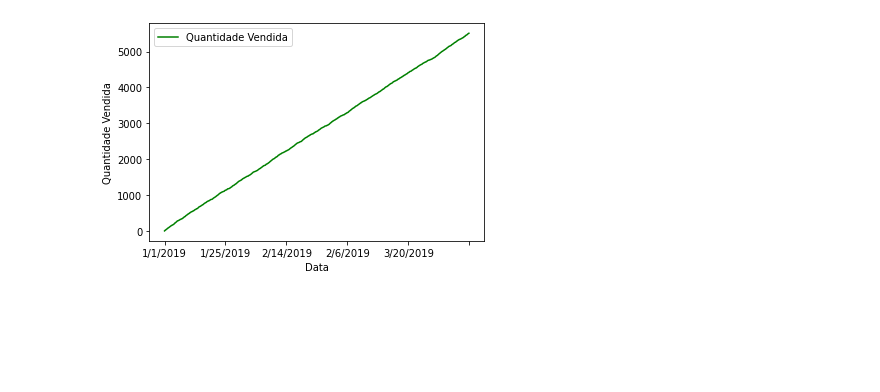
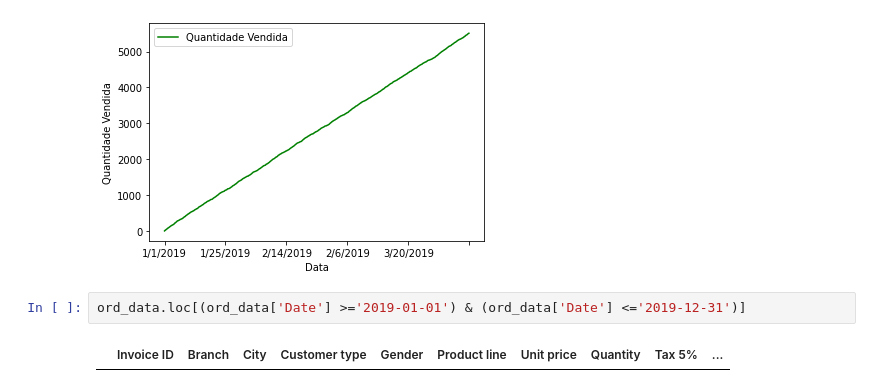
Before and after one commit to JoaoVictor-HM/Analise-Vendas-Supermercado, a Jupyter notebook: Supermercado.ipynb, the cells around one changed output. Drawn from its saved outputs; the diff is of its cells as text; blank space fills up the shorter version.

Commit message:
date filter

```diff
--- a/Supermercado.ipynb
+++ b/Supermercado.ipynb
@@ -149,3 +168,7 @@ ord_data.plot(x='Date', y='Quantidade_Total', color='green', label='Quantidade V
 # %% [output]
 <AxesSubplot:xlabel='Data', ylabel='Quantidade Vendida'>
 [figure]
+# %%
+ord_data.loc[(ord_data['Date'] >='2019-01-01') & (ord_data['Date'] <='2019-12-31')]
+# %% [output]
+|  | Invoice ID | Branch | City | Customer type | Gender | Product line | Unit price | Quantity | Tax 5% | ... |
```
Also changed, not shown: parts of 2 cells of this notebook.
